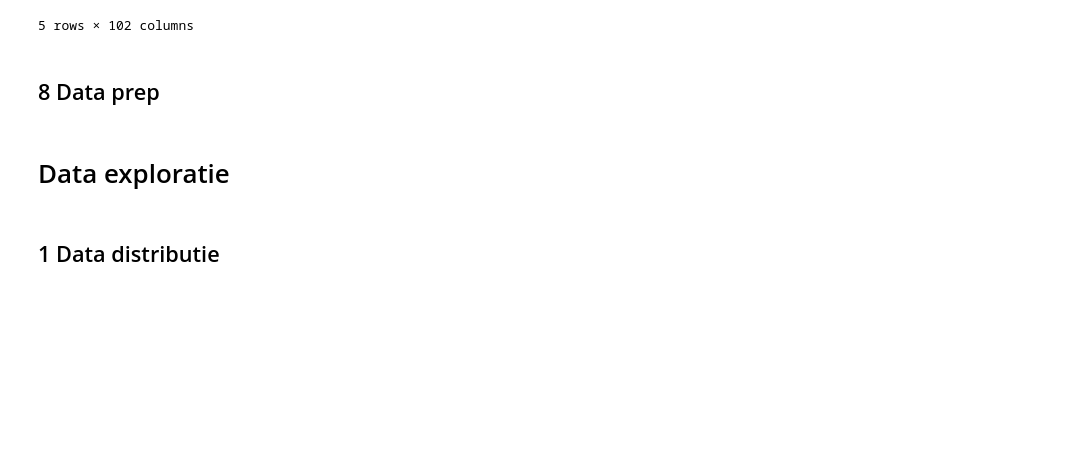
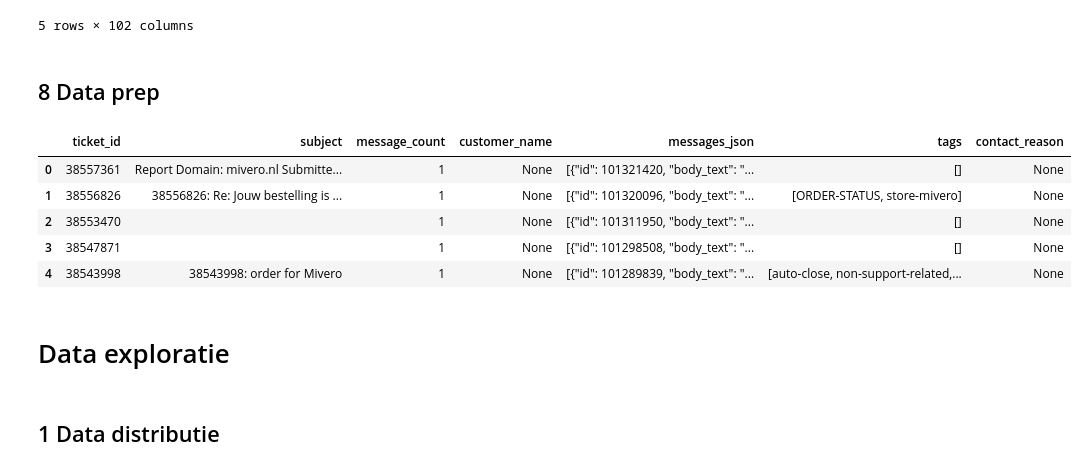
Before and after one commit to DataBySven/customer-service-agent, a Jupyter notebook: analyse/gorgias-tickets-analysis.ipynb, the cells around one changed output. Saved outputs shown, nothing was run; the diff lists cells and outputs as text; code cells hidden in the pictures; blank space fills up the shorter version.

```diff
--- a/analyse/gorgias-tickets-analysis.ipynb
+++ b/analyse/gorgias-tickets-analysis.ipynb
@@ -197,27 +253,35 @@ df_raw.to_json("../data/ticket_details_raw.json", orient="records", indent=2, fo
 # %%
 df = pd.DataFrame([{
     "ticket_id": t["id"],
+    "subject": t["subject"],
     "message_count": len(t.get("messages", [])),
     "customer_name": t.get("customer", {}).get("name"),
     "messages_json": json.dumps([
         {
             "id": msg["id"],
             "body_text": msg.get("body_text"),
             "from_agent": msg.get("from_agent", False),
             "is_internal_note": msg.get("public") == False
         }
         for msg in t.get("messages", [])
     ], ensure_ascii=False),
     "tags": [tag["name"] for tag in t.get("tags", [])],
     "contact_reason": list(t.get("custom_fields", {}).values())[0]["value"]
                       if t.get("custom_fields") else None
 } for t in detailed_tickets])
 
 df.head()
 
 # Schrijf data naar disk in parquet formaat
 
-df.to_parquet("../data/ticket_details.parquet", engine='pyarrow')
+# df.to_parquet("../data/ticket_details.parquet", engine='pyarrow')
+# %% [output]
+|  | ticket_id | subject | message_count | customer_name | messages_json | tags | contact_reason |
+| 0 | 38557361 | Report Domain: mivero.nl Submitte... | 1 | None | [{"id": 101321420, "body_text": "... | [] | None |
+| 1 | 38556826 | 38556826: Re: Jouw bestelling is ... | 1 | None | [{"id": 101320096, "body_text": "... | [ORDER-STATUS, store-mivero] | None |
+| 2 | 38553470 |  | 1 | None | [{"id": 101311950, "body_text": "... | [] | None |
+| 3 | 38547871 |  | 1 | None | [{"id": 101298508, "body_text": "... | [] | None |
+| 4 | 38543998 | 38543998: order for Mivero | 1 | None | [{"id": 101289839, "body_text": "... | [auto-close, non-support-related,... | None |
 # %% [markdown]
 # Data exploratie
 # %%
```
Also changed, not shown: parts of 11 cells of this notebook, 12 other files.
